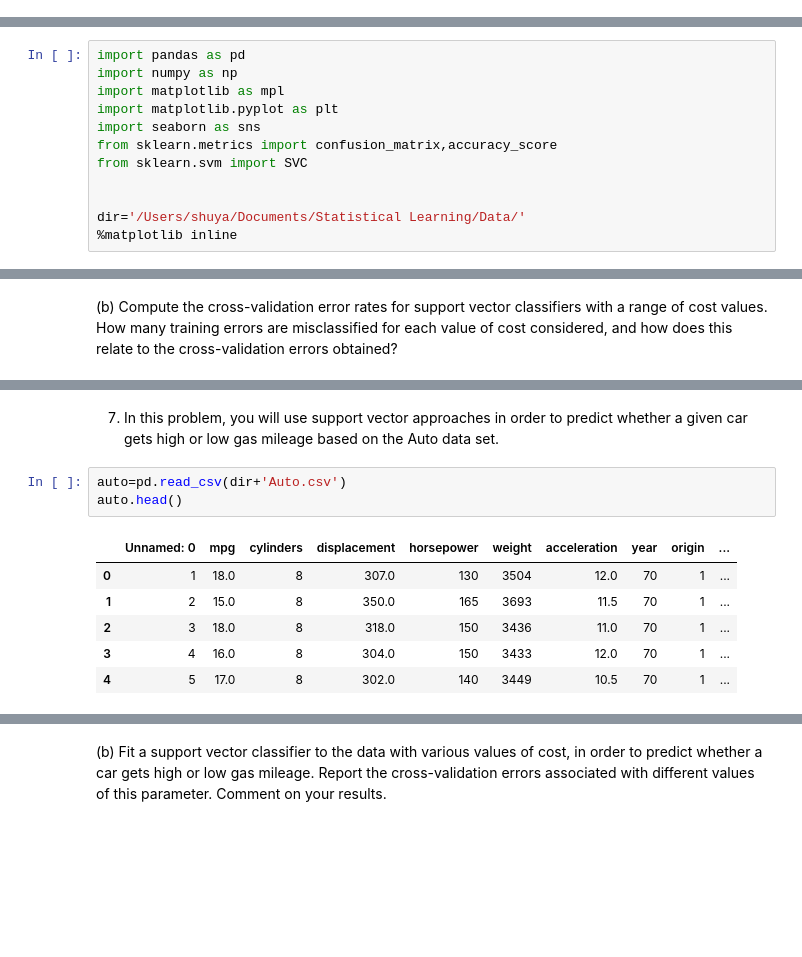
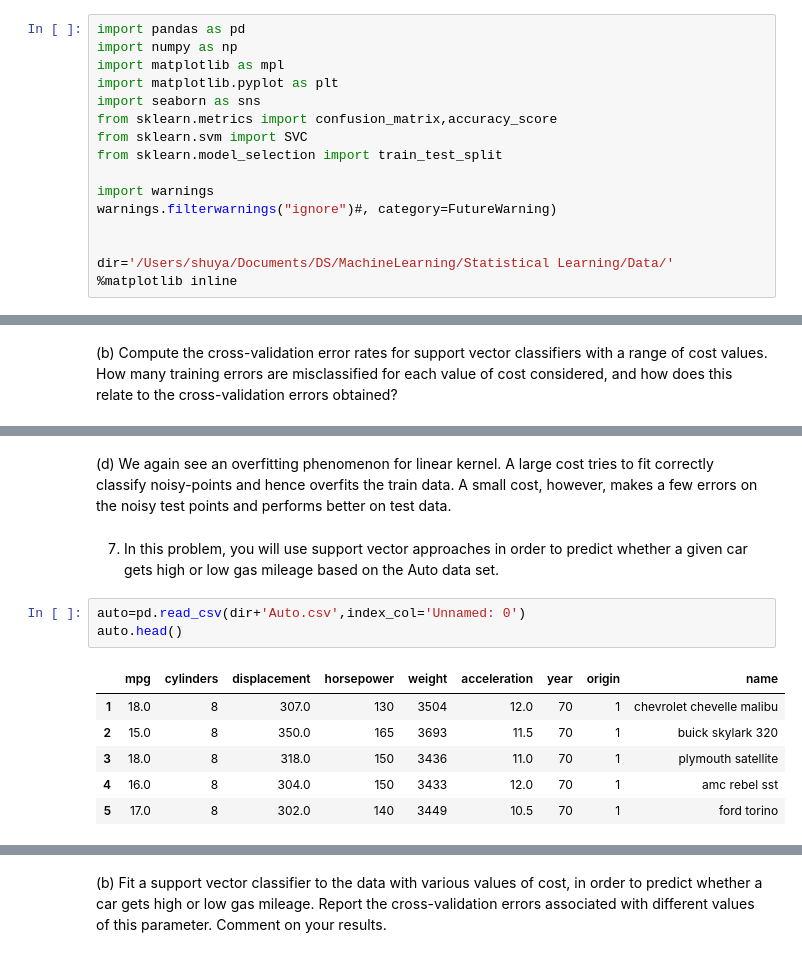
Before and after one commit to jackiex26/Python-solutions-to-Introduction-to-Statistical-Learning, a Jupyter notebook: Chapter 9 SVM Homework.ipynb, the cells around one changed output, grey strips where cells are left out. Saved outputs shown, nothing was run; the diff lists cells and outputs as text; blank space fills up the shorter version.

```diff
--- a/Chapter 9 SVM Homework.ipynb
+++ b/Chapter 9 SVM Homework.ipynb
@@ -0,0 +3,16 @@
+# %%
+import pandas as pd
+import numpy as np
+import matplotlib as mpl
+import matplotlib.pyplot as plt
+import seaborn as sns
+from sklearn.metrics import confusion_matrix,accuracy_score
+from sklearn.svm import SVC
+from sklearn.model_selection import train_test_split
+
+import warnings
+warnings.filterwarnings("ignore")#, category=FutureWarning)
+
+
+dir='/Users/shuya/Documents/DS/MachineLearning/Statistical Learning/Data/'
+%matplotlib inline
@@ -9,18 +54,6 @@ radial kernel will outperform a support vector classifier on the training
 data. Which technique performs best on the test data? Make
 plots and report training and test error rates in order to back up
 your assertions.
-# %%
-import pandas as pd
-import numpy as np
-import matplotlib as mpl
-import matplotlib.pyplot as plt
-import seaborn as sns
-from sklearn.metrics import confusion_matrix,accuracy_score
-from sklearn.svm import SVC
-
-
-dir='/Users/shuya/Documents/Statistical Learning/Data/'
-%matplotlib inline
 # %%
 np.random.seed(5)
 X = np.random.randn(100,1)
@@ -264,15 +302,17 @@ plt.scatter(df['x'],df['new_y'],c=pred)
+# %% [markdown]
+(d) We again see an overfitting phenomenon for linear kernel. A large cost tries to fit correctly classify noisy-points and hence overfits the train data. A small cost, however, makes a few errors on the noisy test points and performs better on test data.
 # %% [markdown]
 7. In this problem, you will use support vector approaches in order to
 predict whether a given car gets high or low gas mileage based on the
 Auto data set.
 # %%
-auto=pd.read_csv(dir+'Auto.csv')
+auto=pd.read_csv(dir+'Auto.csv',index_col='Unnamed: 0')
 auto.head()
 # %% [output]
-|  | Unnamed: 0 | mpg | cylinders | displacement | horsepower | weight | acceleration | year | origin | ... |
-| 0 | 1 | 18.0 | 8 | 307.0 | 130 | 3504 | 12.0 | 70 | 1 | ... |
-| 1 | 2 | 15.0 | 8 | 350.0 | 165 | 3693 | 11.5 | 70 | 1 | ... |
-| 2 | 3 | 18.0 | 8 | 318.0 | 150 | 3436 | 11.0 | 70 | 1 | ... |
-| 3 | 4 | 16.0 | 8 | 304.0 | 150 | 3433 | 12.0 | 70 | 1 | ... |
-| 4 | 5 | 17.0 | 8 | 302.0 | 140 | 3449 | 10.5 | 70 | 1 | ... |
+|  | mpg | cylinders | displacement | horsepower | weight | acceleration | year | origin | name |
+| 1 | 18.0 | 8 | 307.0 | 130 | 3504 | 12.0 | 70 | 1 | chevrolet chevelle malibu |
+| 2 | 15.0 | 8 | 350.0 | 165 | 3693 | 11.5 | 70 | 1 | buick skylark 320 |
+| 3 | 18.0 | 8 | 318.0 | 150 | 3436 | 11.0 | 70 | 1 | plymouth satellite |
+| 4 | 16.0 | 8 | 304.0 | 150 | 3433 | 12.0 | 70 | 1 | amc rebel sst |
+| 5 | 17.0 | 8 | 302.0 | 140 | 3449 | 10.5 | 70 | 1 | ford torino |
 # %%
```
Also changed, not shown: parts of 41 cells of this notebook, 2 other files.
